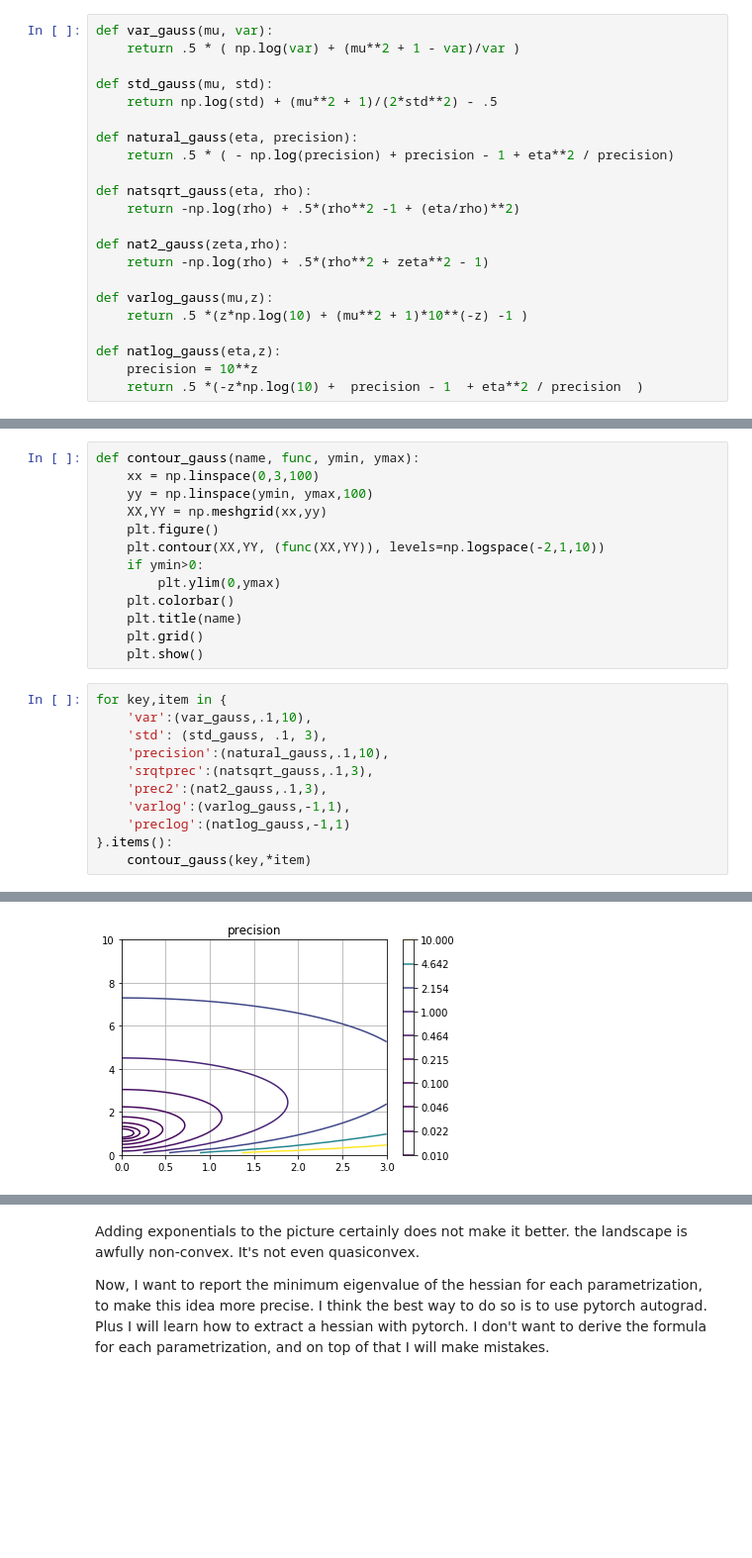
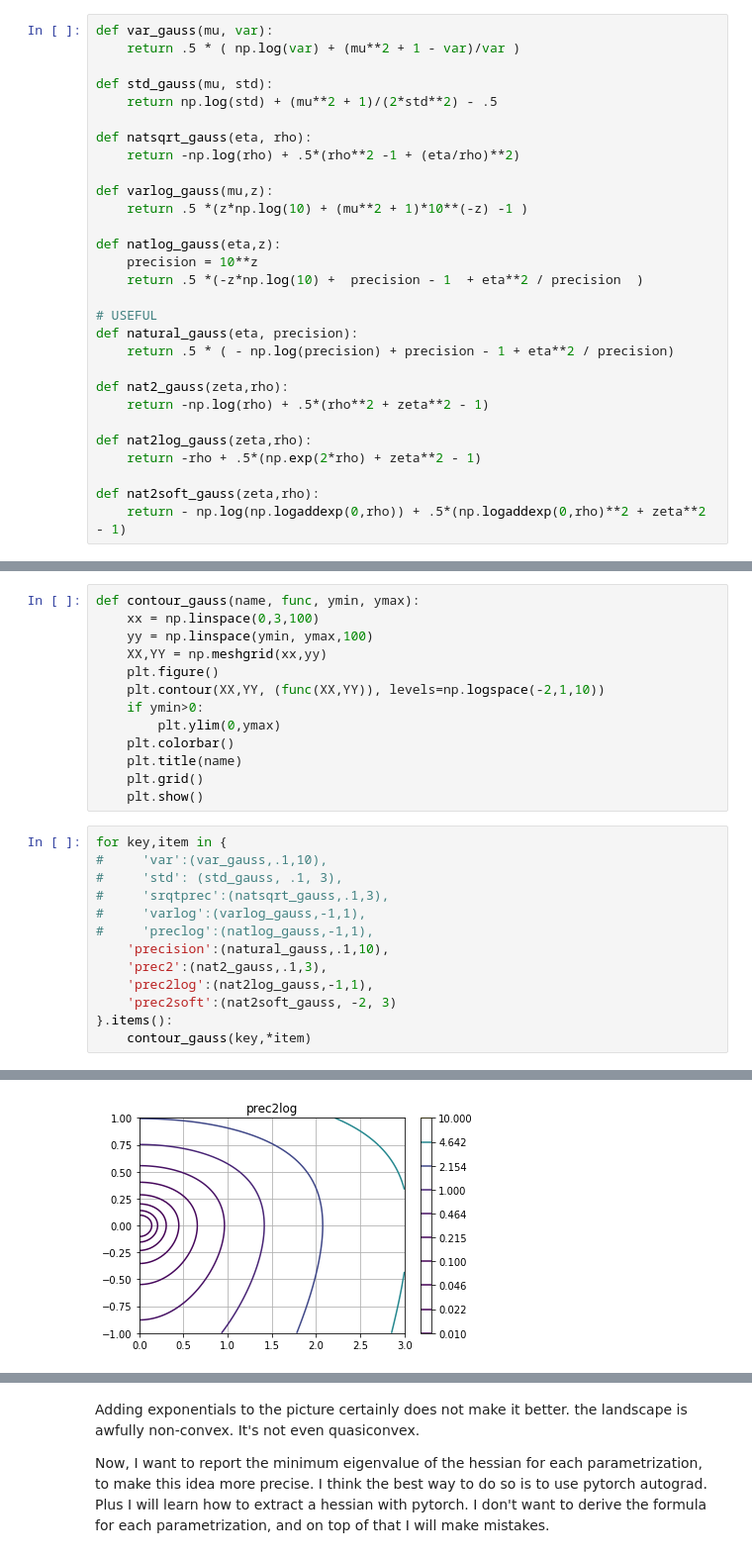
Before and after one commit to remilepriol/causal-adaptation-speed, a Jupyter notebook: 6_exponential_precision_matrix.ipynb, the cells around one changed output, grey strips where cells are left out. Shown: that part at 99% size. Saved outputs shown, nothing was run; the diff lists cells and outputs as text; blank space fills up the shorter version.

```diff
--- a/6_exponential_precision_matrix.ipynb
+++ b/6_exponential_precision_matrix.ipynb
@@ -125,14 +125,8 @@ def var_gauss(mu, var):
 def std_gauss(mu, std):
     return np.log(std) + (mu**2 + 1)/(2*std**2) - .5
 
-def natural_gauss(eta, precision):
-    return .5 * ( - np.log(precision) + precision - 1 + eta**2 / precision)
-
 def natsqrt_gauss(eta, rho):
     return -np.log(rho) + .5*(rho**2 -1 + (eta/rho)**2)
-
-def nat2_gauss(zeta,rho):
-    return -np.log(rho) + .5*(rho**2 + zeta**2 - 1)
 
 def varlog_gauss(mu,z):
     return .5 *(z*np.log(10) + (mu**2 + 1)*10**(-z) -1 )
@@ -140,3 +134,16 @@ def varlog_gauss(mu,z):
 def natlog_gauss(eta,z):
     precision = 10**z
     return .5 *(-z*np.log(10) +  precision - 1  + eta**2 / precision  )
+
+# USEFUL
+def natural_gauss(eta, precision):
+    return .5 * ( - np.log(precision) + precision - 1 + eta**2 / precision)
+
+def nat2_gauss(zeta,rho):
+    return -np.log(rho) + .5*(rho**2 + zeta**2 - 1)
+
+def nat2log_gauss(zeta,rho):
+    return -rho + .5*(np.exp(2*rho) + zeta**2 - 1)
+
+def nat2soft_gauss(zeta,rho):
+    return - np.log(np.logaddexp(0,rho)) + .5*(np.logaddexp(0,rho)**2 + zeta**2 - 1)
@@ -155,13 +165,15 @@ def contour_gauss(name, func, ymin, ymax):
     plt.show()
 # %%
 for key,item in {
-    'var':(var_gauss,.1,10),
-    'std': (std_gauss, .1, 3),
+#     'var':(var_gauss,.1,10),
+#     'std': (std_gauss, .1, 3),
+#     'srqtprec':(natsqrt_gauss,.1,3),
+#     'varlog':(varlog_gauss,-1,1),
+#     'preclog':(natlog_gauss,-1,1),
     'precision':(natural_gauss,.1,10),
-    'srqtprec':(natsqrt_gauss,.1,3),
     'prec2':(nat2_gauss,.1,3),
-    'varlog':(varlog_gauss,-1,1),
-    'preclog':(natlog_gauss,-1,1)
+    'prec2log':(nat2log_gauss,-1,1),
+    'prec2soft':(nat2soft_gauss, -2, 3)
 }.items():
     contour_gauss(key,*item)
 # %% [output]
@@ -170 +182 @@ for key,item in {
-[figure, old version]
+[figure, new version]
```
Also changed, not shown: parts of 7 cells of this notebook.
